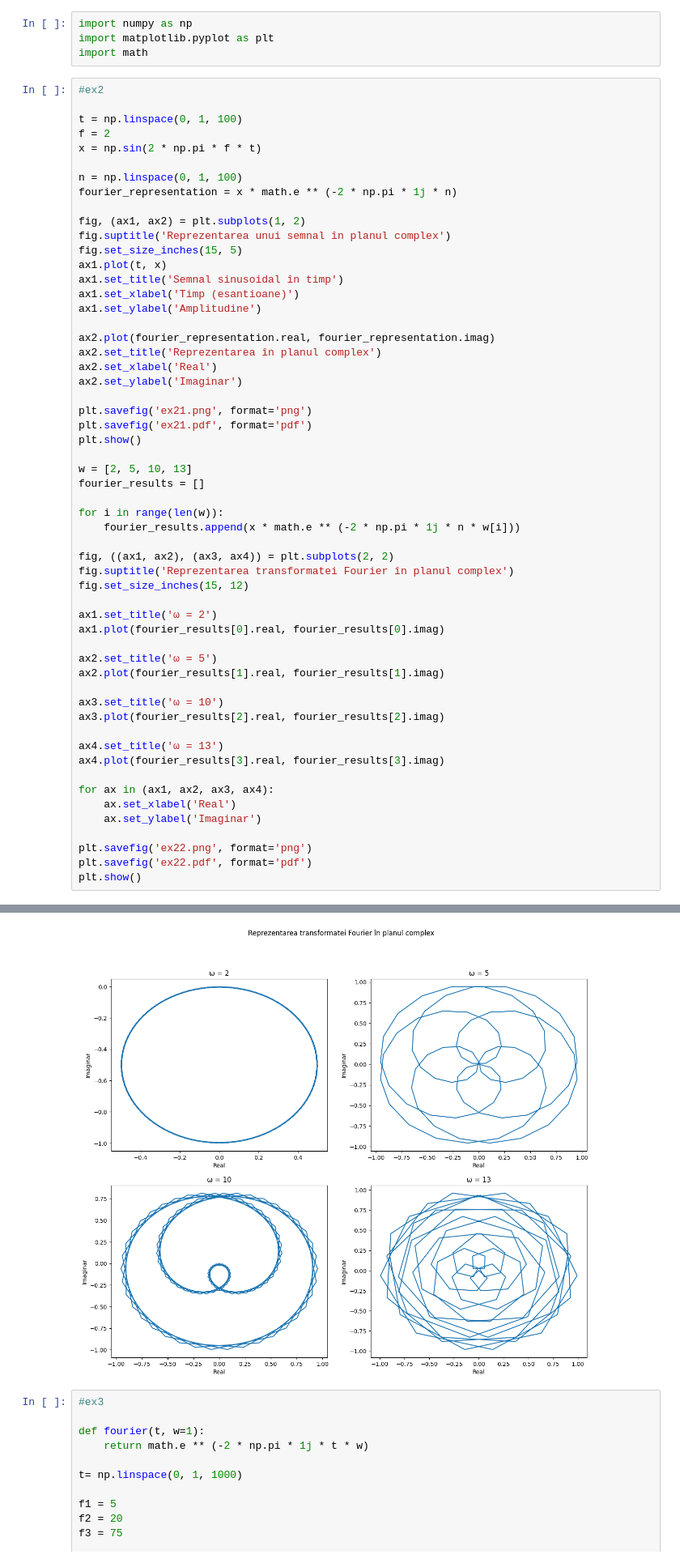
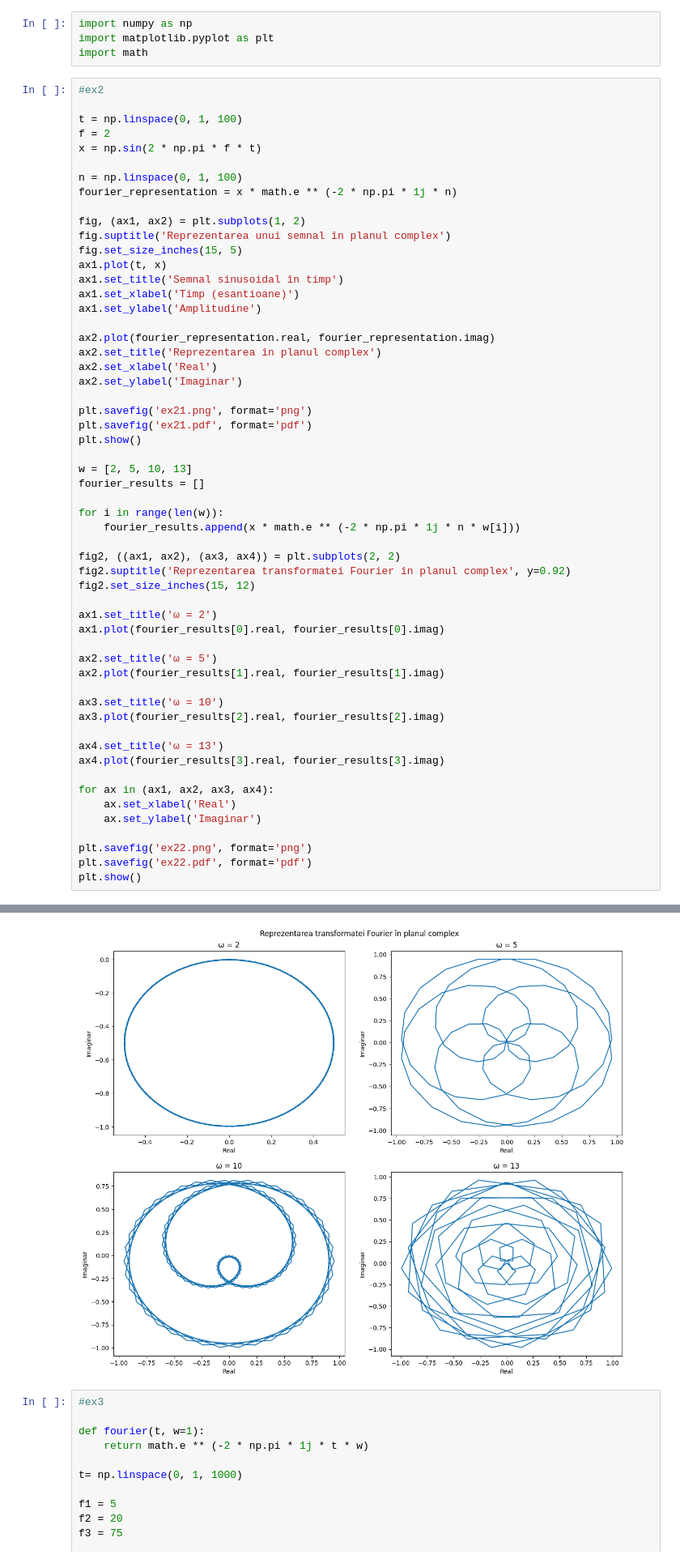
Before and after one commit to lucaion/ProcesareaSemnalelor, a Jupyter notebook: Laborator 3/Lab 3 - rezolvari.ipynb, the cells around one changed output, grey strips where cells are left out. Shown at 81% size. Drawn from its saved outputs; the diff is of its cells as text.

```diff
--- a/Laborator 3/Lab 3 - rezolvari.ipynb
+++ b/Laborator 3/Lab 3 - rezolvari.ipynb
@@ -30,37 +30,37 @@ plt.savefig('ex21.pdf', format='pdf')
 plt.show()
 
 w = [2, 5, 10, 13]
 fourier_results = []
 
 for i in range(len(w)):
     fourier_results.append(x * math.e ** (-2 * np.pi * 1j * n * w[i]))
 
-fig, ((ax1, ax2), (ax3, ax4)) = plt.subplots(2, 2)
-fig.suptitle('Reprezentarea transformatei Fourier în planul complex')
-fig.set_size_inches(15, 12)
+fig2, ((ax1, ax2), (ax3, ax4)) = plt.subplots(2, 2)
+fig2.suptitle('Reprezentarea transformatei Fourier în planul complex', y=0.92)
+fig2.set_size_inches(15, 12)
 
 ax1.set_title('ω = 2')
 ax1.plot(fourier_results[0].real, fourier_results[0].imag)
 
 ax2.set_title('ω = 5')
 ax2.plot(fourier_results[1].real, fourier_results[1].imag)
 
 ax3.set_title('ω = 10')
 ax3.plot(fourier_results[2].real, fourier_results[2].imag)
 
 ax4.set_title('ω = 13')
 ax4.plot(fourier_results[3].real, fourier_results[3].imag)
 
 for ax in (ax1, ax2, ax3, ax4):
     ax.set_xlabel('Real')
     ax.set_ylabel('Imaginar')
 
 plt.savefig('ex22.png', format='png')
 plt.savefig('ex22.pdf', format='pdf')
 plt.show()
 # %% [output]
 [figure]
-[figure, old version]
+[figure, new version]
 # %%
 #ex3
 
```
Also changed, not shown: 4 other files.
